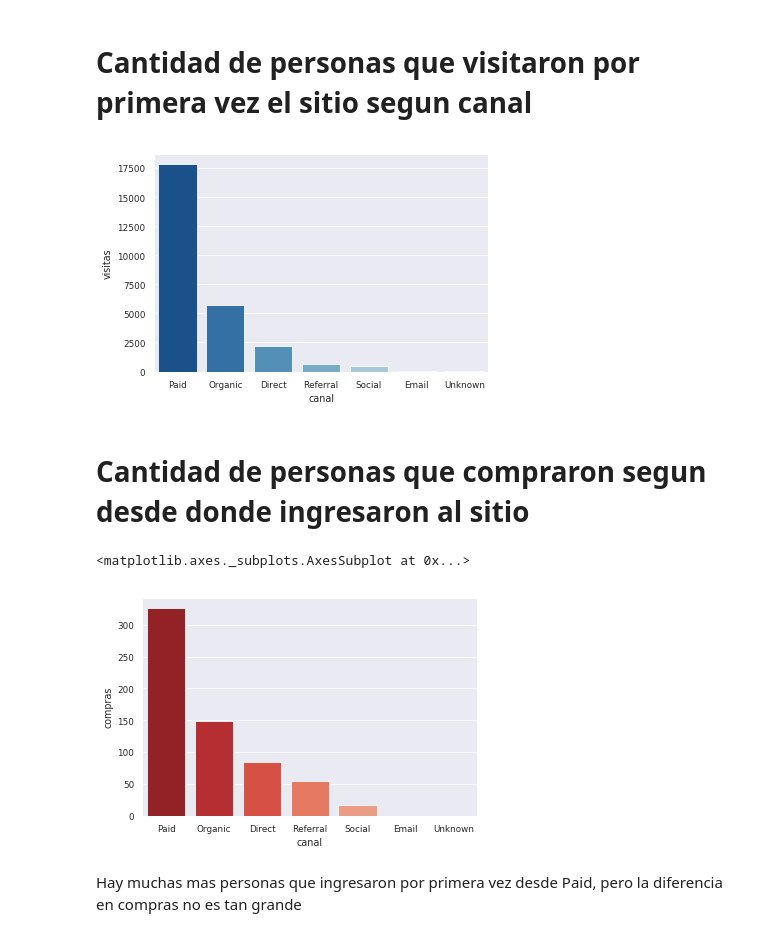
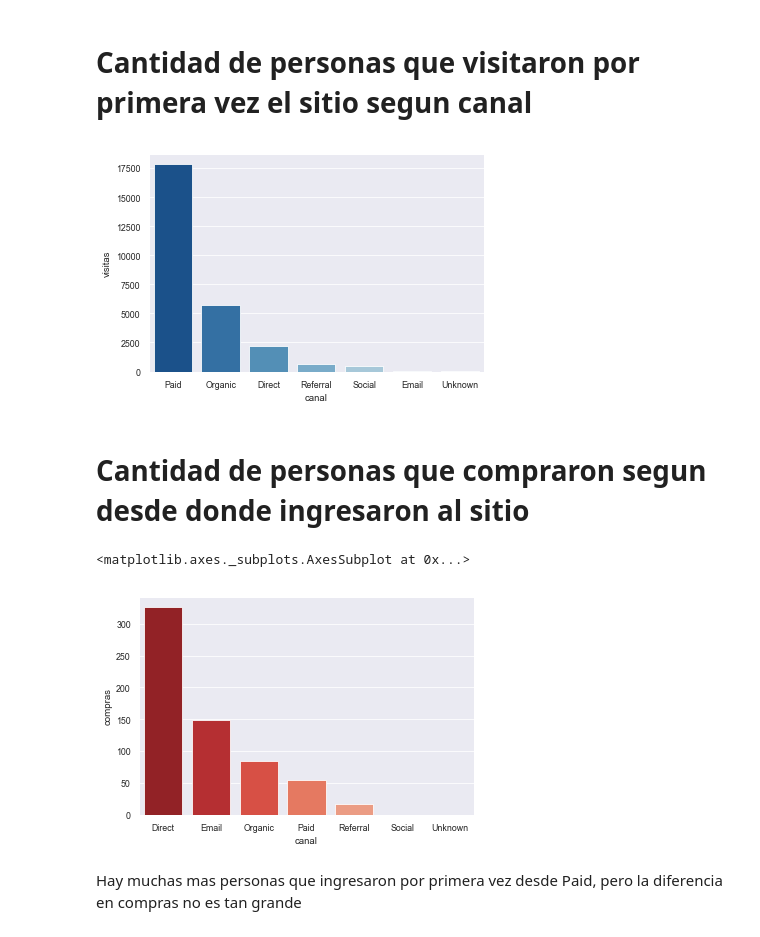
Before and after one commit to javier2409/TP1Datos2C2018, a Jupyter notebook: channel.ipynb, the cells around one changed output. Saved outputs shown, nothing was run; the diff lists cells and outputs as text; code cells hidden in the pictures.

```diff
--- a/channel.ipynb
+++ b/channel.ipynb
@@ -196,0 +185,3 @@ graph
+# %%
+graph_plot = graph.sort_values('visitas',ascending=False)
+graph
@@ -202,15 +203,15 @@ sns.set_context('paper')
 sns.barplot(data=graph_plot,x=graph_plot.index,y='visitas',palette='Blues_r')
 plt.show()
 # %% [output]
-[figure, old version]
+[figure, new version]
 # %% [markdown]
 # Cantidad de personas que compraron segun desde donde ingresaron al sitio
 # %%
 sns.set()
 sns.set_context('paper')
-sns.barplot(data=graph_plot,x=graph_plot.index,y='compras',palette='Reds_r')
+sns.barplot(data=graph_plot,x=graph.index,y='compras',palette='Reds_r')
 # %% [output]
 <matplotlib.axes._subplots.AxesSubplot at 0x...>
-[figure, old version]
+[figure, new version]
 # %% [markdown]
 Hay muchas mas personas que ingresaron por primera vez desde Paid, pero la diferencia en compras no es tan grande
```
Also changed, not shown: parts of 3 cells of this notebook, 1 other file.
